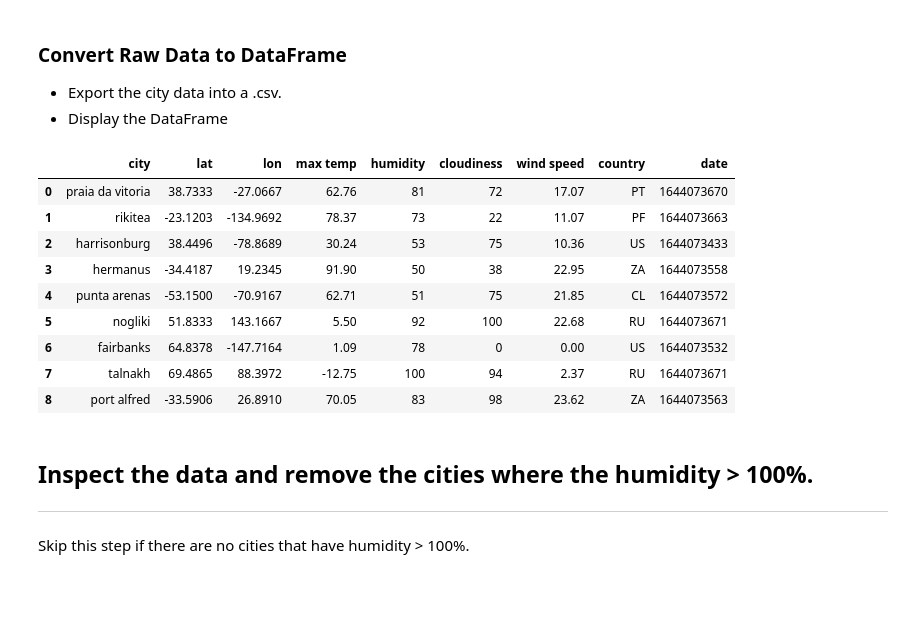
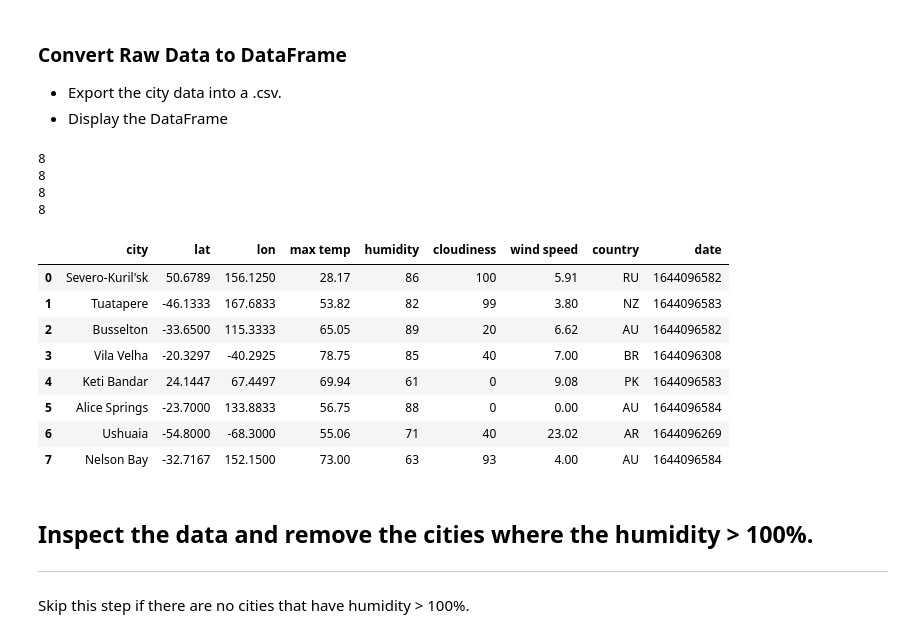
Before and after one commit to PamFernandez/python-api-challenge, a Jupyter notebook: starter_code/WeatherPy.ipynb, the cells around one changed output. Saved outputs shown, nothing was run; the diff lists cells and outputs as text; code cells hidden in the pictures; blank space fills up the shorter version.

```diff
--- a/starter_code/WeatherPy.ipynb
+++ b/starter_code/WeatherPy.ipynb
@@ -129,32 +130,41 @@ Weather check for city 8: port alfred
 ### Convert Raw Data to DataFrame
 * Export the city data into a .csv.
 * Display the DataFrame
+# %%
+print(len(thiscity))
+print(len(lat))
+print(len(lon))
+print(len(max_temp))
+# %% [output]
+8
+8
+8
+8
 # %%
 # create the data frame
 weather_dict = {
-    'city': cities,
+    'city': thiscity,
     'lat': lat,
     'lon': lon,
     'max temp': max_temp,
     'humidity': humidity,
     'cloudiness': cloudiness,
     'wind speed': wind_speed,
     'country': country,
     'date': date
 }
 city_df = pd.DataFrame(weather_dict)
 city_df
 # %% [output]
 |  | city | lat | lon | max temp | humidity | cloudiness | wind speed | country | date |
-| 0 | praia da vitoria | 38.7333 | -27.0667 | 62.76 | 81 | 72 | 17.07 | PT | 1644073670 |
-| 1 | rikitea | -23.1203 | -134.9692 | 78.37 | 73 | 22 | 11.07 | PF | 1644073663 |
-| 2 | harrisonburg | 38.4496 | -78.8689 | 30.24 | 53 | 75 | 10.36 | US | 1644073433 |
-| 3 | hermanus | -34.4187 | 19.2345 | 91.90 | 50 | 38 | 22.95 | ZA | 1644073558 |
-| 4 | punta arenas | -53.1500 | -70.9167 | 62.71 | 51 | 75 | 21.85 | CL | 1644073572 |
-| 5 | nogliki | 51.8333 | 143.1667 | 5.50 | 92 | 100 | 22.68 | RU | 1644073671 |
-| 6 | fairbanks | 64.8378 | -147.7164 | 1.09 | 78 | 0 | 0.00 | US | 1644073532 |
-| 7 | talnakh | 69.4865 | 88.3972 | -12.75 | 100 | 94 | 2.37 | RU | 1644073671 |
-| 8 | port alfred | -33.5906 | 26.8910 | 70.05 | 83 | 98 | 23.62 | ZA | 1644073563 |
+| 0 | Severo-Kuril'sk | 50.6789 | 156.1250 | 28.17 | 86 | 100 | 5.91 | RU | 1644096582 |
+| 1 | Tuatapere | -46.1333 | 167.6833 | 53.82 | 82 | 99 | 3.80 | NZ | 1644096583 |
+| 2 | Busselton | -33.6500 | 115.3333 | 65.05 | 89 | 20 | 6.62 | AU | 1644096582 |
+| 3 | Vila Velha | -20.3297 | -40.2925 | 78.75 | 85 | 40 | 7.00 | BR | 1644096308 |
+| 4 | Keti Bandar | 24.1447 | 67.4497 | 69.94 | 61 | 0 | 9.08 | PK | 1644096583 |
+| 5 | Alice Springs | -23.7000 | 133.8833 | 56.75 | 88 | 0 | 0.00 | AU | 1644096584 |
+| 6 | Ushuaia | -54.8000 | -68.3000 | 55.06 | 71 | 40 | 23.02 | AR | 1644096269 |
+| 7 | Nelson Bay | -32.7167 | 152.1500 | 73.00 | 63 | 93 | 4.00 | AU | 1644096584 |
 # %%
 # export to a CSV
 city_df.to_csv(output_data_file)
```
Also changed, not shown: parts of 22 cells of this notebook, 5 other files.
